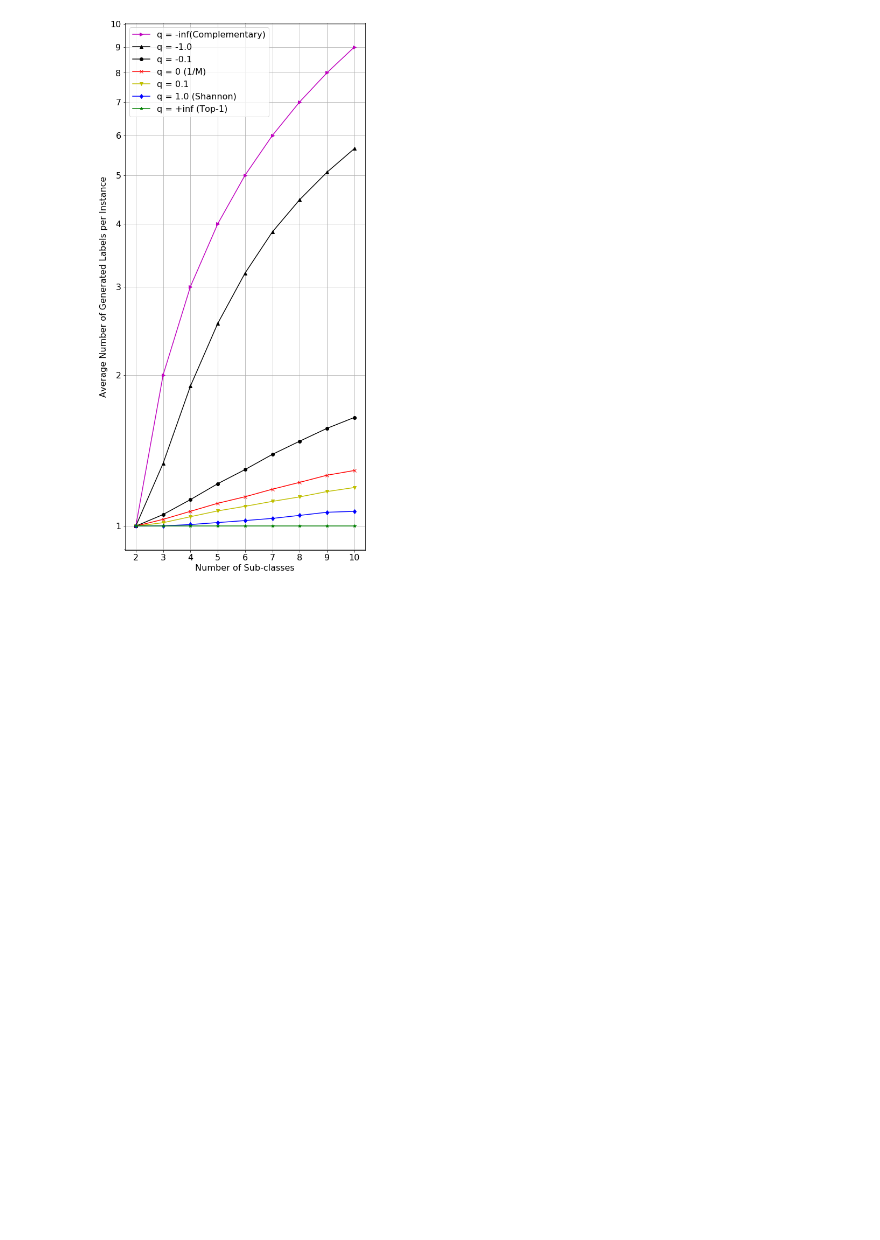
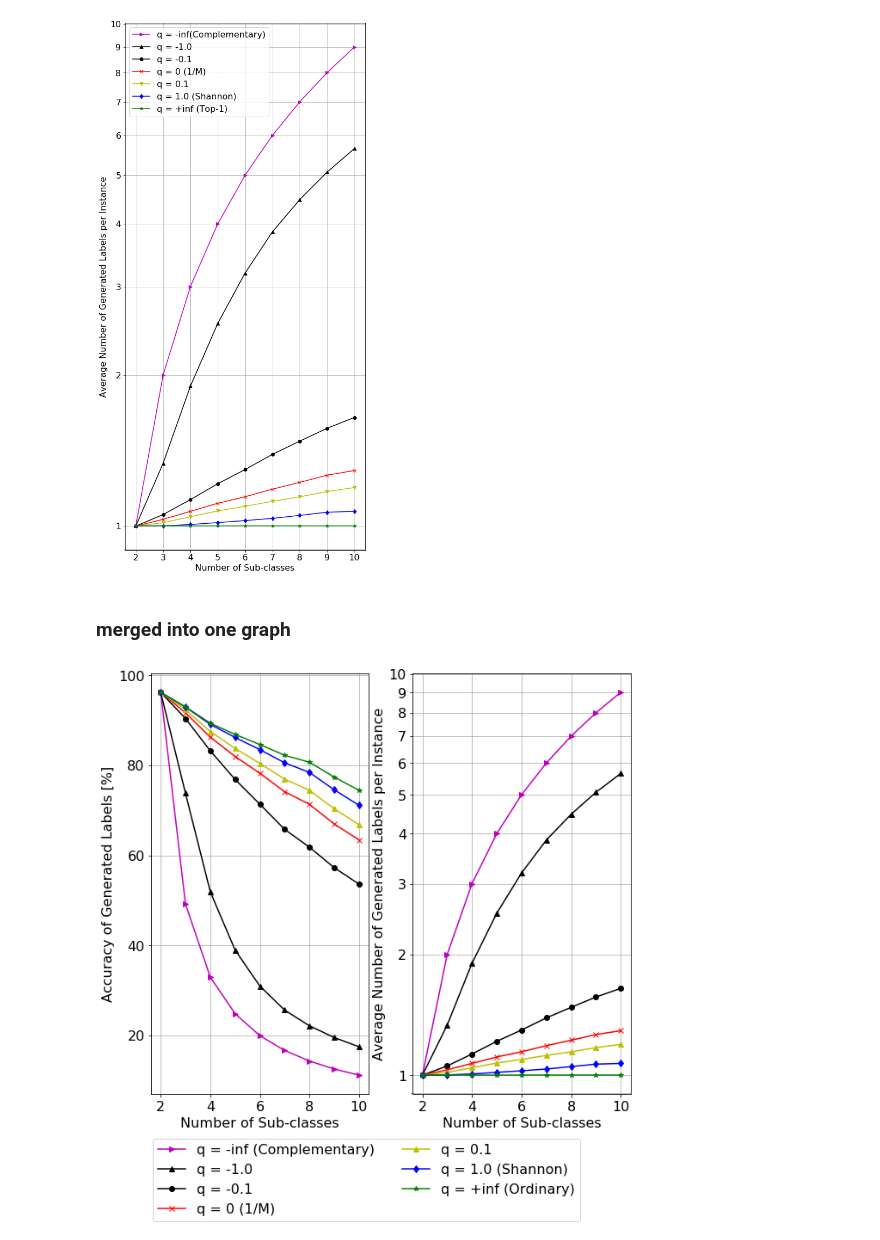
Before and after one commit to 1W1521375/entropy_labelling, a Jupyter notebook: for_graphs.ipynb, the cells around one changed output. Saved outputs shown, nothing was run; the diff lists cells and outputs as text; code cells hidden in the pictures; blank space fills up the shorter version.

Commit message:
for fmnist top-R

```diff
--- a/for_graphs.ipynb
+++ b/for_graphs.ipynb
@@ -292,2 +255,55 @@ plt.savefig("tsallis_qs_lnum_additional_fm.pdf")
 # %% [output]
 [figure]
+# %% [markdown]
+### merged into one graph
+# %%
+fig, (ax1, ax2) = plt.subplots(1, 2, figsize = (10, 10))
+
+# The data
+classes = [i for i in range(2, 11)]
+# Labels to use in the legend for each line
+line_labels = ["q = +inf (Ordinary)", "q = 1.0 (Shannon)", "q = 0.1", "q = 0 (1/M)", "q = -0.1", "q = -1.0", "q = -inf (Complementary)"][::-1]
+
+# Create the sub-plots, assigning a different color for each line.
+# Also store the line objects created
+l1 = ax1.plot(classes, q_neg_inf, marker = '>', color = "m")[0]
+l2 = ax1.plot(classes, neg_one, marker = '^', color = "k")[0]
+l3 = ax1.plot(classes, neg_qtenth, marker = 'o', color = "k")[0]
+l4 = ax1.plot(classes, qzero, marker = 'x', color = "r")[0]
+l5 = ax1.plot(classes, qtenth, marker = '^', color = "y")[0]
+l6 = ax1.plot(classes, qshannon, marker = 'd', color = "b")[0]
+l7 = ax1.plot(classes, qtop1, marker = '*', color = "g")[0]
+ax1.grid(which = 'both')
+ax1.set_xlabel("Number of Sub-classes")
+ax1.set_ylabel("Accuracy of Generated Labels [%]")
+
+l8 = ax2.plot(classes, q_neginf_lnum, marker = '>', color = "m")[0]
+l9 = ax2.plot(classes, neg_one_lnum, marker = '^', color = "k")[0]
+l10 = ax2.plot(classes, neg_qtenth_lnum, marker = 'o', color = "k")[0]
+l11 = ax2.plot(classes, qzero_lnum, marker = 'x', color = "r")[0]
+l12 = ax2.plot(classes, qtenth_lnum, marker = '^', color = "y")[0]
+l13 = ax2.plot(classes, qshannon_lnum, marker = 'd', color = "b")[0]
+l14 = ax2.plot(classes, qtop1_lnum, marker = '*', color = "g")[0]
+
+pos = [i + 1 for i in range(10)]
+ticks = [str(e) for e in pos]
+ax2.set_yscale('log')
+ax2.set_yticks(pos)
+ax2.set_yticklabels(ticks)
+ax2.set_xlabel("Number of Sub-classes")
+ax2.set_ylabel("Average Number of Generated Labels per Instance")
+ax2.grid(which = 'both')
+
+# Create the legend
+fig.legend([l1, l2, l3, l4, l5, l6, l7, l8, l9, l10, l11, l12, l13, l14],     # The line objects
+           labels = line_labels,   # The labels for each line
+           loc = "lower center",   # Position of legend
+           borderaxespad = 0.1,    # Small spacing around legend box
+           ncol = 2)
+
+# Adjust the scaling factor to fit your legend text completely outside the plot
+# (smaller value results in more space being made for the legend)
+plt.subplots_adjust(bottom = 0.2)
+plt.savefig("tsallis_fmnist.pdf")
+# %% [output]
+[figure, added]
```
Also changed, not shown: parts of 16 cells of this notebook, 53 other files.
